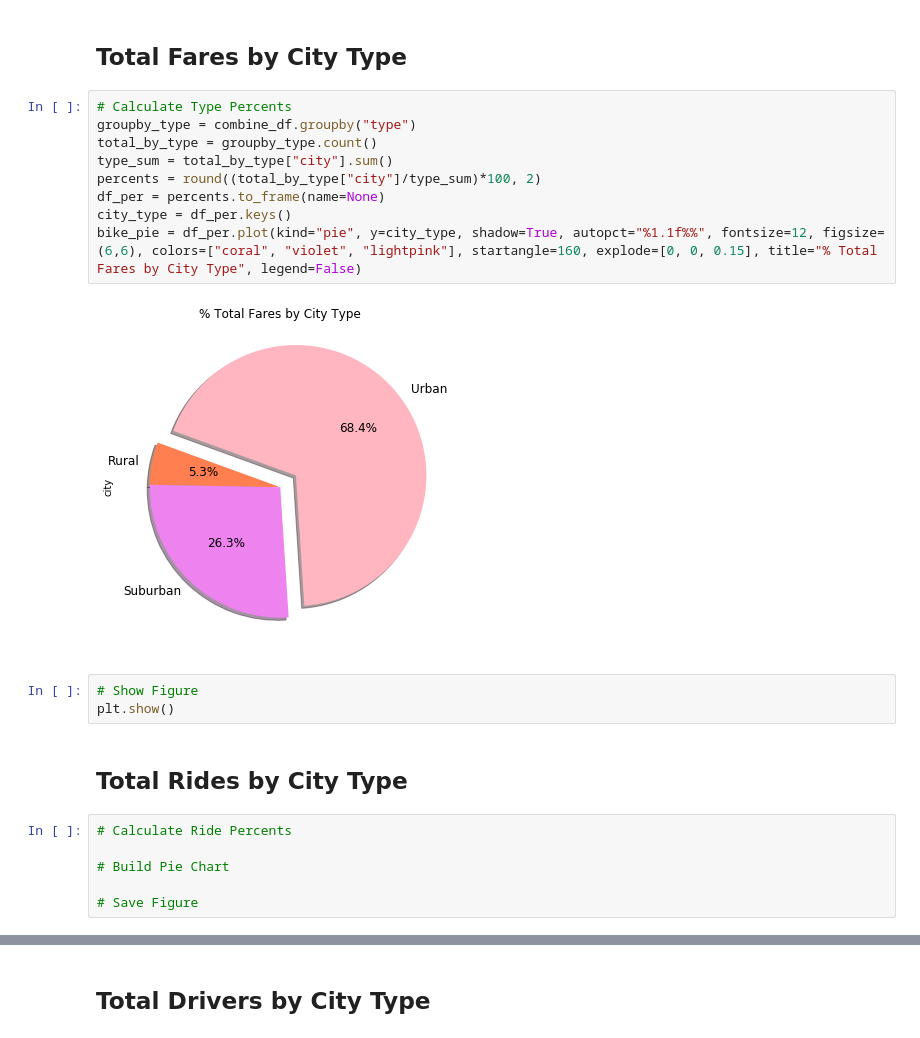
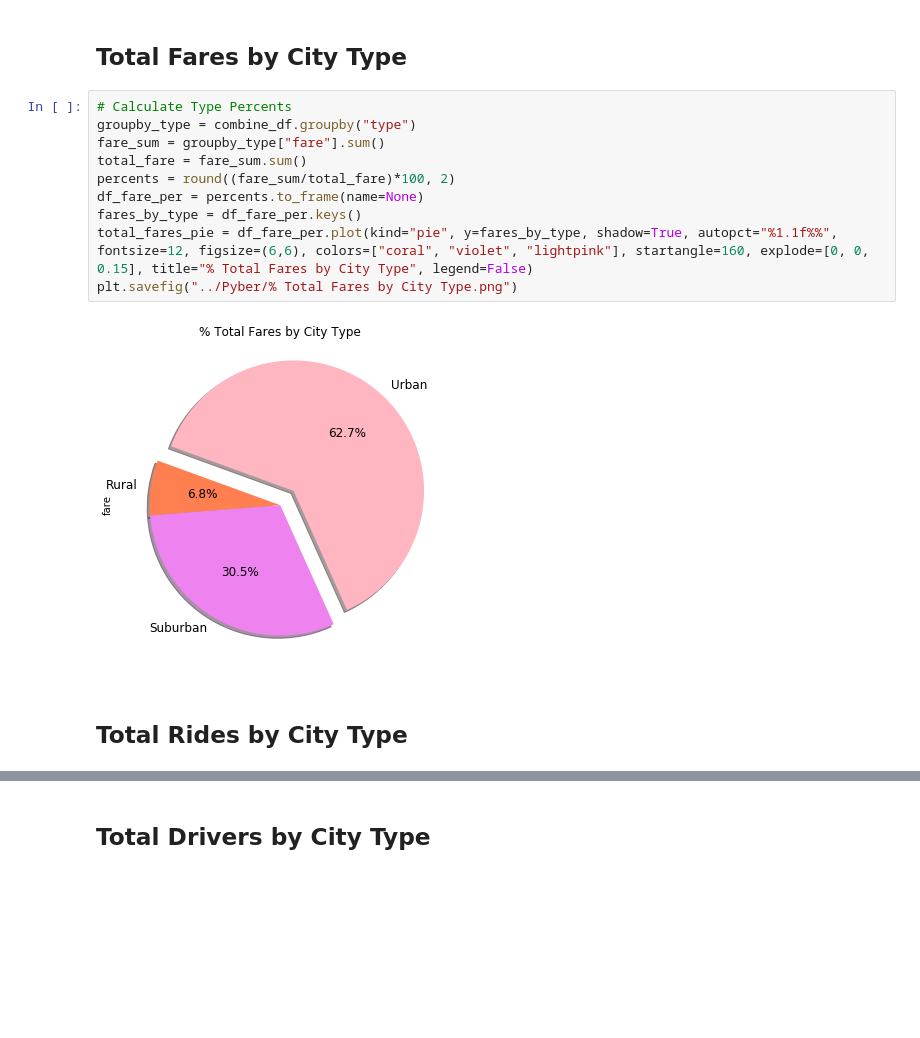
Before and after one commit to SmirnovaAlina/Matplotlib-Python, a Jupyter notebook: Pyber/pyber_starter.ipynb, the cells around one changed output, grey strips where cells are left out. Saved outputs shown, nothing was run; the diff lists cells and outputs as text; blank space fills up the shorter version.

Commit message:
ploted  pie Total Fares by City Type and fixed some mistakes in total Rides pie

```diff
--- a/Pyber/pyber_starter.ipynb
+++ b/Pyber/pyber_starter.ipynb
@@ -65,22 +65,14 @@ plt.savefig("../Pyber/Pyber Ride Sharing Data.png")
 # %%
 # Calculate Type Percents
 groupby_type = combine_df.groupby("type")
-total_by_type = groupby_type.count()
-type_sum = total_by_type["city"].sum()
-percents = round((total_by_type["city"]/type_sum)*100, 2)
-df_per = percents.to_frame(name=None)
-city_type = df_per.keys()
-bike_pie = df_per.plot(kind="pie", y=city_type, shadow=True, autopct="%1.1f%%", fontsize=12, figsize=(6,6), colors=["coral", "violet", "lightpink"], startangle=160, explode=[0, 0, 0.15], title="% Total Fares by City Type", legend=False)
+fare_sum = groupby_type["fare"].sum()
+total_fare = fare_sum.sum()
+percents = round((fare_sum/total_fare)*100, 2)
+df_fare_per = percents.to_frame(name=None)
+fares_by_type = df_fare_per.keys()
+total_fares_pie = df_fare_per.plot(kind="pie", y=fares_by_type, shadow=True, autopct="%1.1f%%", fontsize=12, figsize=(6,6), colors=["coral", "violet", "lightpink"], startangle=160, explode=[0, 0, 0.15], title="% Total Fares by City Type", legend=False)
+plt.savefig("../Pyber/% Total Fares by City Type.png")
 # %% [output]
-[figure, old version]
+[figure, new version]
-# %%
-# Show Figure
-plt.show()
 # %% [markdown]
 ## Total Rides by City Type
-# %%
-# Calculate Ride Percents
-
-# Build Pie Chart
-
-# Save Figure
```
Also changed, not shown: parts of 2 cells of this notebook, 2 other files.
